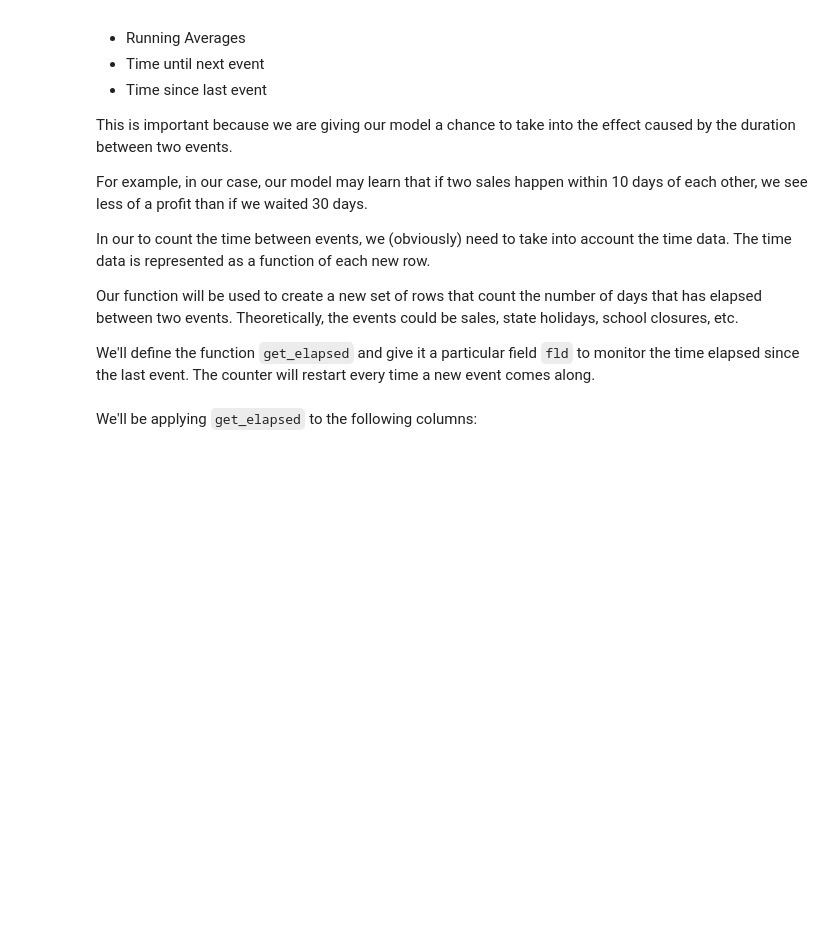
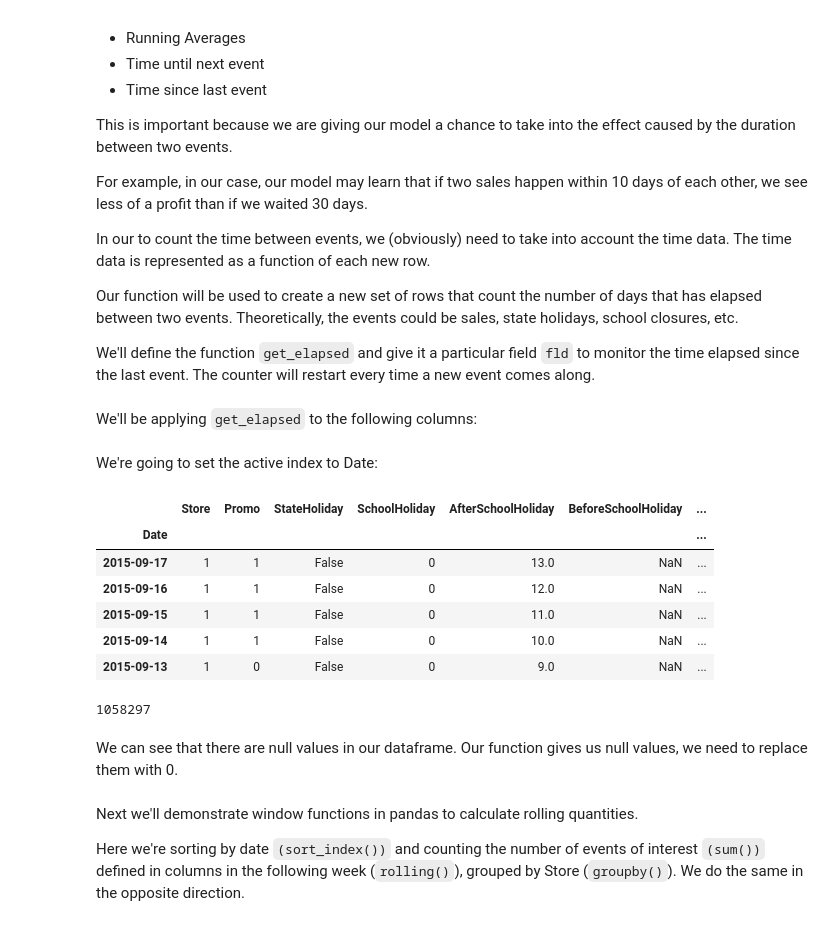
Before and after one commit to JayThibs/Machine-Learning-With-Tabular-Data, a Jupyter notebook: Rossman_Store_Sales_Tabular_Data.ipynb, the cells around one changed output. Cells and saved outputs as stored; diff of their text form; code cells hidden in the pictures; blank space fills up the shorter version.

```diff
--- a/Rossman_Store_Sales_Tabular_Data.ipynb
+++ b/Rossman_Store_Sales_Tabular_Data.ipynb
@@ -297,3 +420,41 @@ We'll be applying `get_elapsed` to the following columns:
 columns = ["Date", "Store", "Promo", "StateHoliday", "SchoolHoliday"]
 # %%
 df = train[columns].append(test[columns])
+# %%
+fld = 'SchoolHoliday'
+df = df.sort_values(['Store', 'Date'])
+get_elapsed(fld, 'After')
+df = df.sort_values(['Store', 'Date'], ascending=[True, False])
+get_elapsed(fld, 'Before')
+# %%
+fld = 'StateHoliday'
+df = df.sort_values(['Store', 'Date'])
+get_elapsed(fld, 'After')
+df = df.sort_values(['Store', 'Date'], ascending=[True, False])
+get_elapsed(fld, 'Before')
+# %%
+fld = 'Promo'
+df = df.sort_values(['Store', 'Date'])
+get_elapsed(fld, 'After')
+df = df.sort_values(['Store', 'Date'], ascending=[True, False])
+get_elapsed(fld, 'Before')
+# %% [markdown]
+We're going to set the active index to Date:
+# %%
+df = df.set_index('Date')
+# %%
+df.head()
+# %% [output]
+|  | Store | Promo | StateHoliday | SchoolHoliday | AfterSchoolHoliday | BeforeSchoolHoliday | ... |
+| Date |  |  |  |  |  |  | ... |
+| 2015-09-17 | 1 | 1 | False | 0 | 13.0 | NaN | ... |
+| 2015-09-16 | 1 | 1 | False | 0 | 12.0 | NaN | ... |
+| 2015-09-15 | 1 | 1 | False | 0 | 11.0 | NaN | ... |
+| 2015-09-14 | 1 | 1 | False | 0 | 10.0 | NaN | ... |
+| 2015-09-13 | 1 | 0 | False | 0 | 9.0 | NaN | ... |
+# %%
+len(df.isnull())
+# %% [output]
+1058297
+# %% [markdown]
+We can see that there are null values in our dataframe. Our function gives us null values, we need to replace them with 0.
@@ -299,0 +468,4 @@ df = train[columns].append(test[columns])
+# %% [markdown]
+Next we'll demonstrate window functions in pandas to calculate rolling quantities.
+
+Here we're sorting by date `(sort_index())` and counting the number of events of interest `(sum())` defined in columns in the following week (`rolling()`), grouped by Store (`groupby()`). We do the same in the opposite direction.
```
Also changed, not shown: parts of 29 cells of this notebook.
